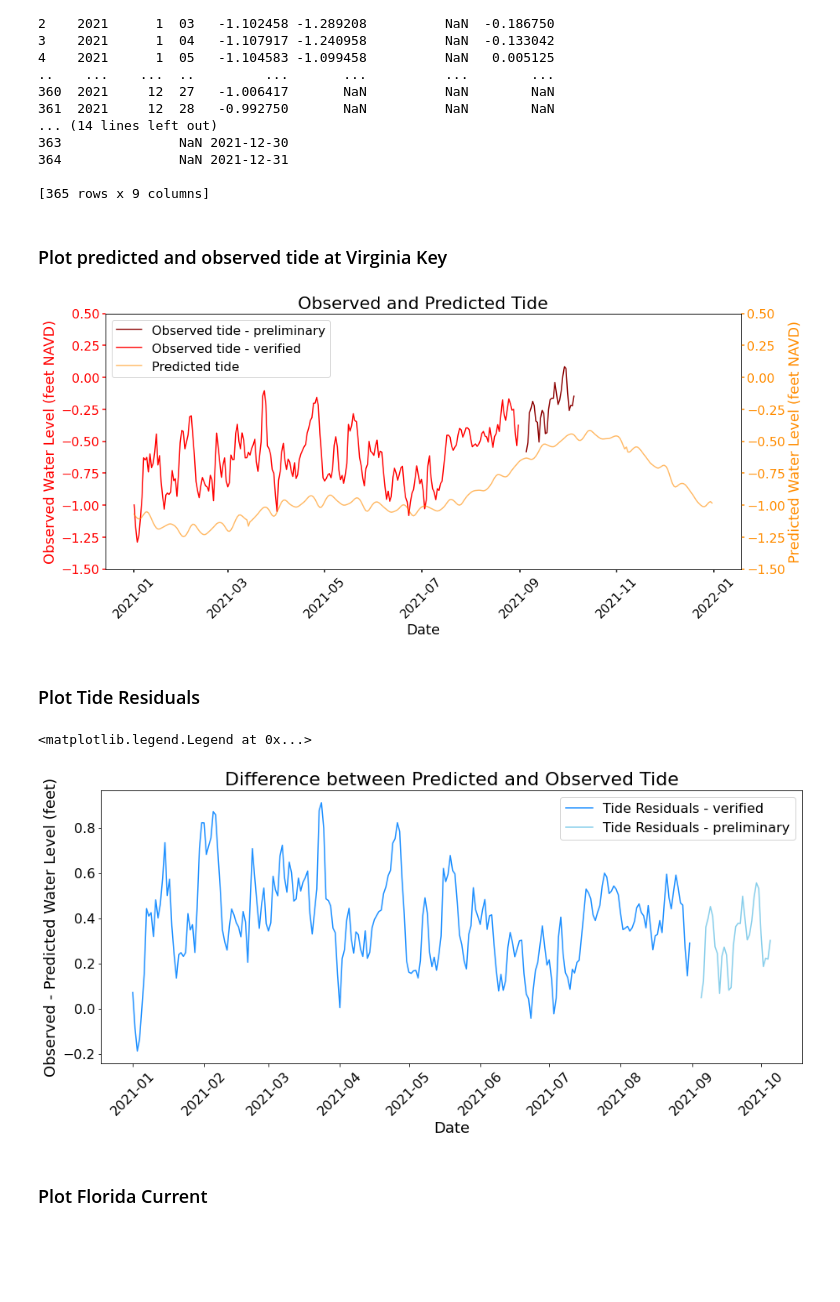
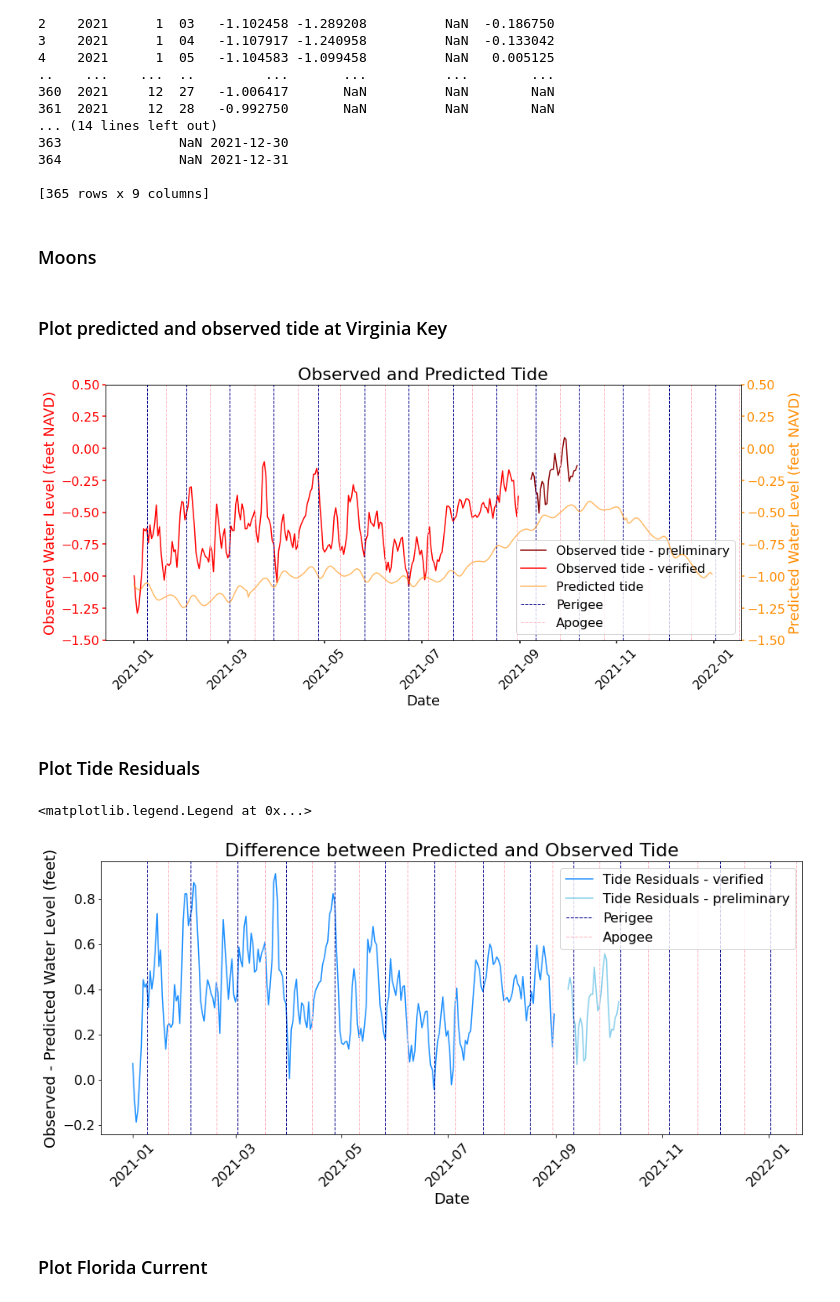
Before and after one commit to sukopm/Tide_and_Current, a Jupyter notebook: Current_tide_2021.ipynb, the cells around one changed output. Saved outputs shown, nothing was run; the diff lists cells and outputs as text; code cells hidden in the pictures; blank space fills up the shorter version.

```diff
--- a/Current_tide_2021.ipynb
+++ b/Current_tide_2021.ipynb
@@ -101,7 +105,7 @@ print(daily_mean_obs.tail())
 # %% [markdown]
 ### Preliminary observed data
 # %%
-today = date.today() + timedelta(1)
+today = date.today() - timedelta(1)
 end_date = str(today.strftime("%Y%m%d"))
 start = date.today() - timedelta(30)
 start_date = str(start.strftime("%Y%m%d"))
@@ -127,5 +131,5 @@ daily_mean_wl = g_day2.aggregate({'water_level':np.mean})
 daily_mean_wl = daily_mean_wl.reset_index()
 print(json.dumps(dict(websource2.headers)))
 #print(wl_site)
-#print(daily_mean_wl)
+print(daily_mean_wl)
 # %% [output]
@@ -164,6 +181,16 @@ Index(['year', 'month', 'day', 'prediction', 'observed', 'water_level',
 364               NaN 2021-12-31
 
 [365 rows x 9 columns]
+# %% [markdown]
+### Moons
+# %%
+Perigee = [pd.to_datetime('2021-01-09'),pd.to_datetime('2021-02-03'),pd.to_datetime('2021-03-02'),pd.to_datetime('2021-03-30'),
+           pd.to_datetime('2021-04-27'),pd.to_datetime('2021-05-26'),pd.to_datetime('2021-06-23'),pd.to_datetime('2021-07-21'),
+           pd.to_datetime('2021-08-17'),pd.to_datetime('2021-09-11'),pd.to_datetime('2021-10-08'),
+           pd.to_datetime('2021-11-05'),pd.to_datetime('2021-12-04'),pd.to_datetime('2022-01-02')]
+
+Apogee = ['2021-01-21','2021-02-18','2021-03-18','2021-04-14','2021-05-11','2021-06-08','2021-07-05','2021-08-02',
+          '2021-08-30','2021-09-26','2021-10-24','2021-11-21','2021-12-18','2022-01-17']
 # %% [markdown]
 ### Plot predicted and observed tide at Virginia Key
 # %%
@@ -181,6 +208,10 @@ ax1 = ax.twinx()
 p1, = ax.plot(tide['date'], tide['water_level'], color='darkred', label="Observed tide - preliminary")
 p2, = ax.plot(tide['date'], tide['observed'], color='red', label="Observed tide - verified")
 p3, = ax1.plot(tide['date'], tide['prediction'], 'darkorange', alpha=0.6, label="Predicted tide")
+for xp in Perigee:
+    p5 = ax.axvline(x=xp, color='darkblue', linestyle='--', lw=1, label='Perigee')
+for xa in Apogee:
+    p6 = ax.axvline(x=xa, color='lightpink', linestyle='--', lw=1, label='Apogee')
 
 ax.set_xlabel("Date", fontsize= 18)
 ax.set_ylabel("Observed Water Level (feet NAVD)", fontsize= 18)
@@ -188,6 +219,7 @@ ax1.set_ylabel("Predicted Water Level (feet NAVD)", fontsize= 18)
 ax1.set_title('Observed and Predicted Tide', fontsize=22)
 ax.set_ylim([-1.5,0.5])
 ax1.set_ylim([-1.5,0.5])
+#ax.set_xlim(['2021-01','2022-01'])
 
 ax.yaxis.label.set_color(p2.get_color())
 ax1.yaxis.label.set_color(p3.get_color())
@@ -197,27 +229,32 @@ ax.tick_params(axis='y', colors=p2.get_color(), **tkw,labelsize = 16)
 ax1.tick_params(axis='y', colors=p3.get_color(), **tkw,labelsize = 16)
 ax.tick_params(axis='x', **tkw, rotation=45,labelsize = 16)
 
-lines = [p1, p2,p3]
+lines = [p1, p2,p3,p5,p6]
 ax.legend(lines, [l.get_label() for l in lines], fontsize = 16)
 
 plt.show()
 # %% [output]
-[figure, old version]
+[figure, new version]
 # %% [markdown]
 ### Plot Tide Residuals
 # %%
 fig = plt.figure(figsize=(15,6))
-plt.plot(tide['date'], tide['residuals'],'-', color='dodgerblue', label='Tide Residuals - verified')
-plt.plot(tide['date'], tide['residuals_prelim'],'-', color='skyblue', label='Tide Residuals - preliminary')
+p1, =plt.plot(tide['date'], tide['residuals'],'-', color='dodgerblue', label='Tide Residuals - verified')
+p2, =plt.plot(tide['date'], tide['residuals_prelim'],'-', color='skyblue', label='Tide Residuals - preliminary')
+for xp in Perigee:
+    p5 =plt.axvline(x=xp, color='darkblue', linestyle='--', lw=1, label='Perigee')
+for xa in Apogee:
+    p6 =plt.axvline(x=xa, color='lightpink', linestyle='--', lw=1, label='Apogee')
 plt.xticks(rotation=45, fontsize=16)
 plt.yticks(fontsize=16)
 plt.xlabel("Date", fontsize=18)
 plt.ylabel("Observed - Predicted Water Level (feet)", fontsize=18)
 plt.title("Difference between Predicted and Observed Tide", fontsize=22)
-plt.legend(loc='upper right',fontsize=16)
+lines = [p1, p2,p5,p6]
+plt.legend(lines,[l.get_label() for l in lines],loc='upper right',fontsize=16)
 # %% [output]
 <matplotlib.legend.Legend at 0x...>
-[figure, old version]
+[figure, new version]
 # %% [markdown]
 ### Plot Florida Current
 # %%
```
Also changed, not shown: parts of 6 cells of this notebook.
